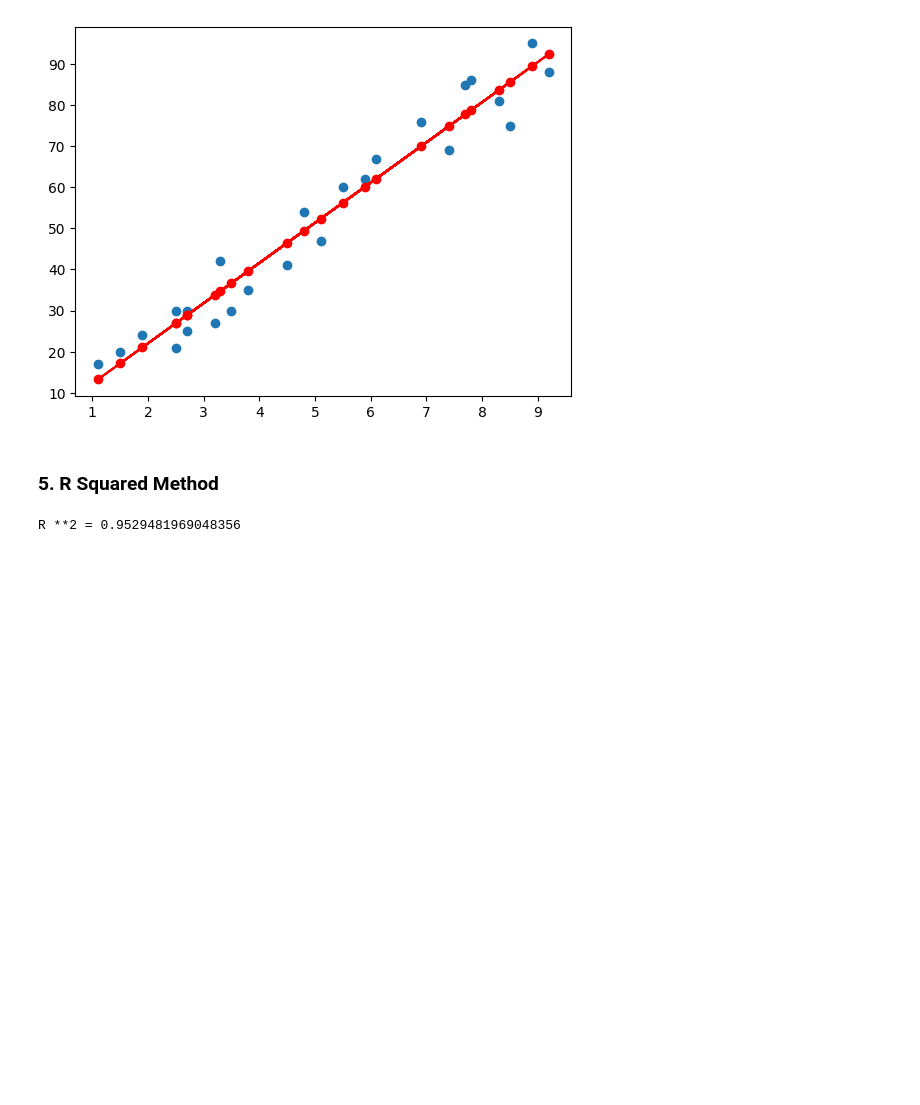
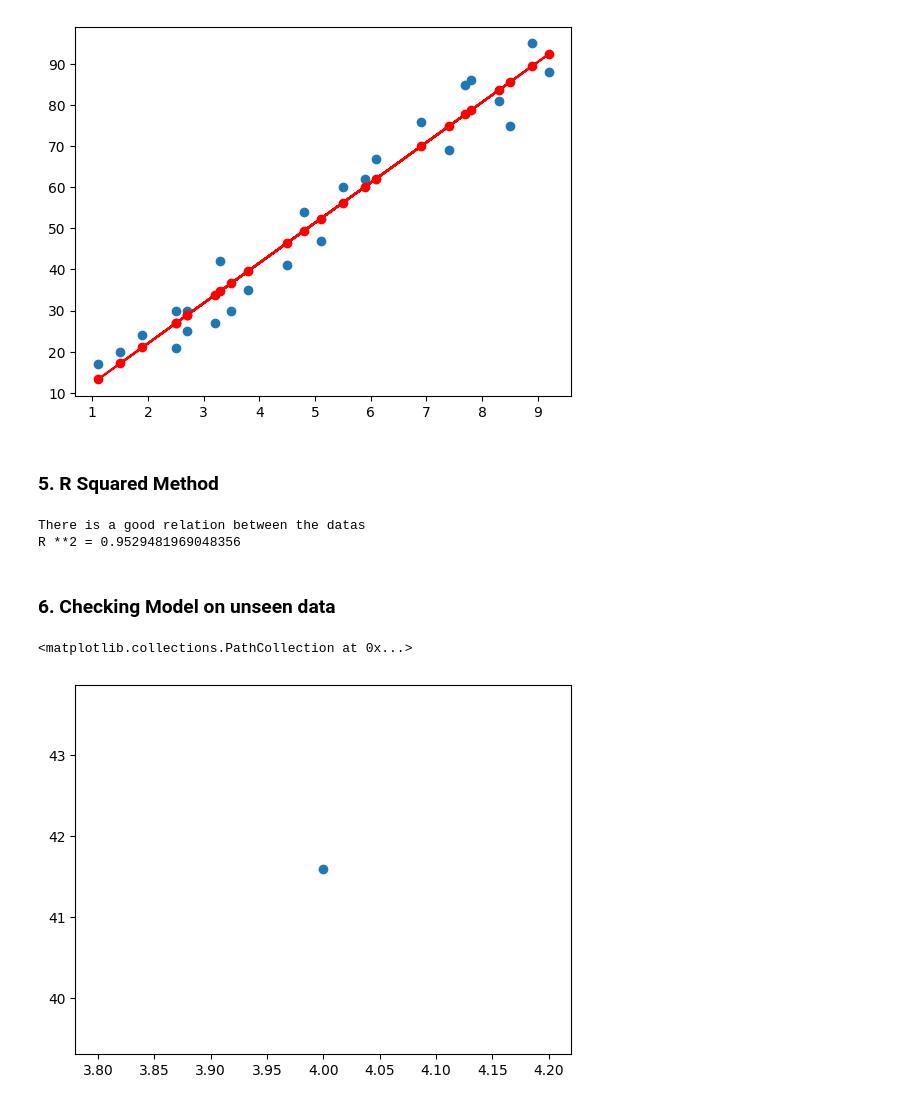
Before and after one commit to KiranKhayamali/AI-ML-Bootcamp, a Jupyter notebook: Week 3 (Data Analysis and Introduction to Machine Learning)/Day 14 (Supervised Learning - Regression)/Regression.ipynb, the cells around one changed output. Drawn from its saved outputs; the diff is of its cells as text; code cells hidden in the pictures; blank space fills up the shorter version.

```diff
--- a/Week 3 (Data Analysis and Introduction to Machine Learning)/Day 14 (Supervised Learning - Regression)/Regression.ipynb
+++ b/Week 3 (Data Analysis and Introduction to Machine Learning)/Day 14 (Supervised Learning - Regression)/Regression.ipynb
@@ -128,9 +128,29 @@ def r_square_method(Y, Y_predict):
         deno += (Y[i] - np.mean(Y))**2
     r_square = 1 - nume / deno
     return r_square
-
+r_square = r_square_method(Y, Y_predict)
+if r_square ==0 :
+    print("There is no relation!!")
+elif r_square >=1:
+    print("The model is overfit!!")
+else :
+    print("There is a good relation between the datas")
 print(f"R **2 = {r_square_method(Y, Y_predict)}")
 # %% [output]
+There is a good relation between the datas
 R **2 = 0.9529481969048356
 # %% [markdown]
-<h3></h3>
+<h3>6. Checking Model on unseen data</h3>
+# %%
+#static unseen data
+# hours_studied = [4, 8, 15]
+# y_pred = [m *i + c for i in hours_studied]
+# plt.scatter(hours_studied, y_pred)
+
+#dynamic unseen data
+x = int(input("Enter then number of hours studied :"))
+y_pred = m * x +c
+plt.scatter(x, y_pred)
+# %% [output]
+<matplotlib.collections.PathCollection at 0x...>
+[figure, added]
```
Also changed, not shown: 1 other file.
